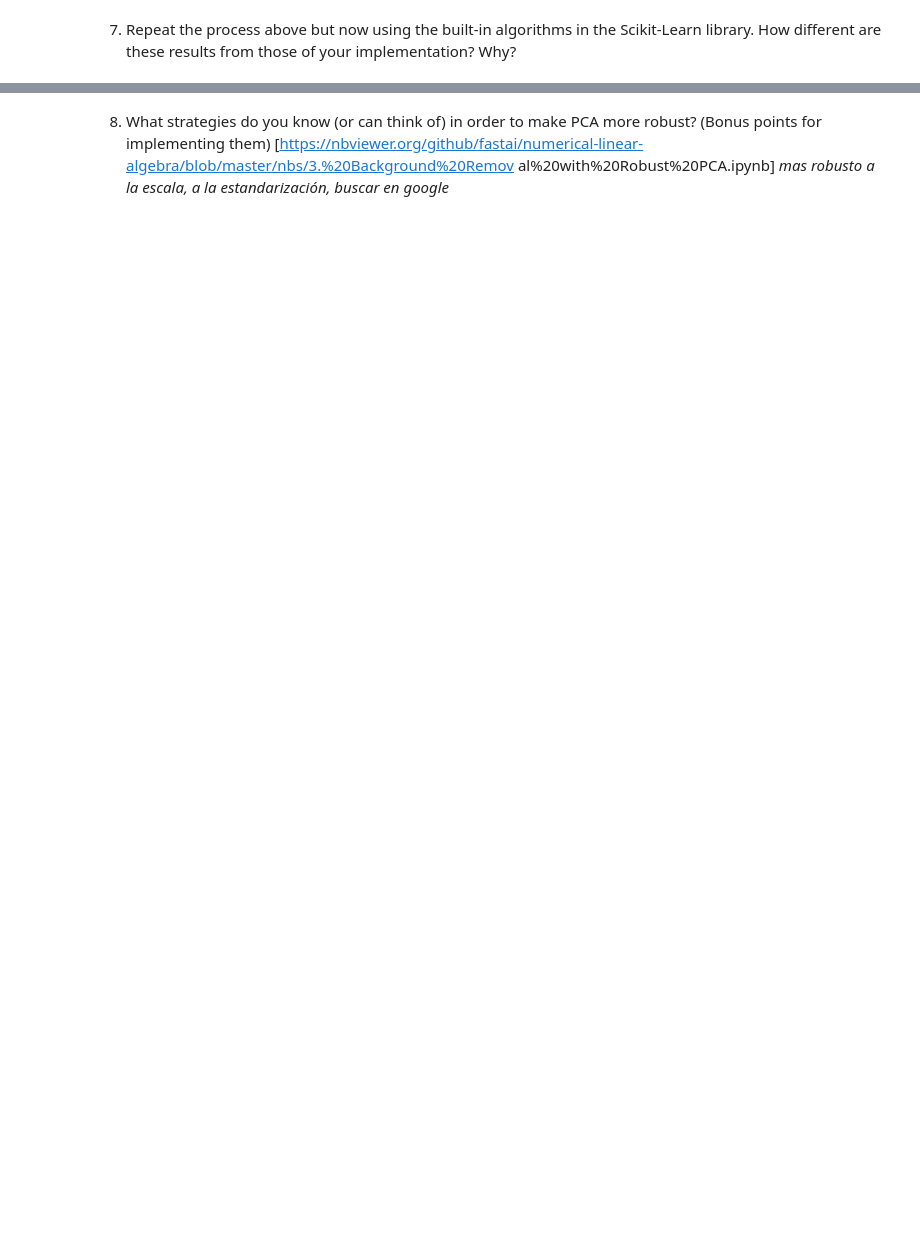
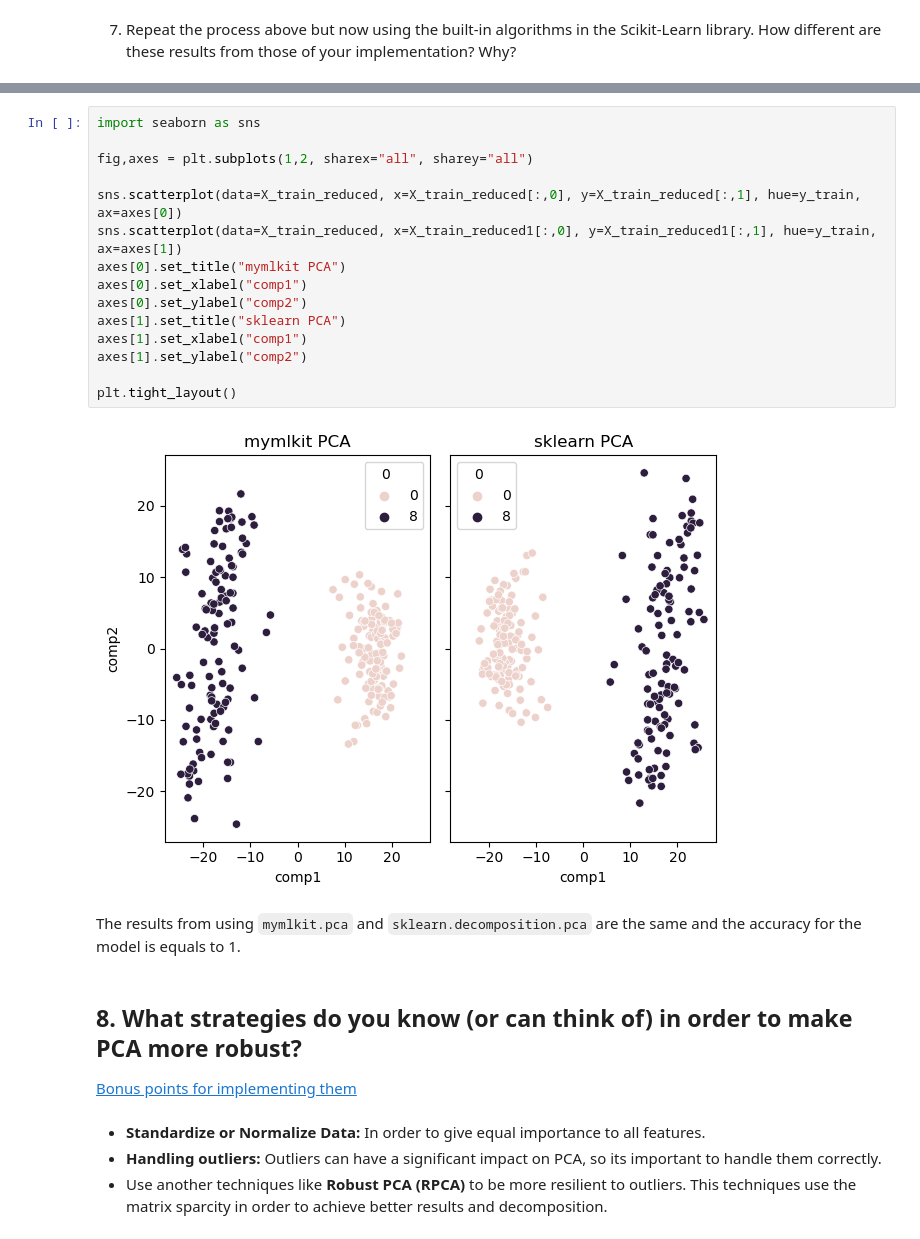
Before and after one commit to 00Fede/MLIIWorkshopI, a Jupyter notebook: Lab1.ipynb, the cells around one changed output, grey strips where cells are left out. Cells and saved outputs as stored; diff of their text form; blank space fills up the shorter version.

```diff
--- a/Lab1.ipynb
+++ b/Lab1.ipynb
@@ -553,6 +438,29 @@ for s in ["svd", "eigen"]:
+# %%
+import seaborn as sns
+
+fig,axes = plt.subplots(1,2, sharex="all", sharey="all")
+
+sns.scatterplot(data=X_train_reduced, x=X_train_reduced[:,0], y=X_train_reduced[:,1], hue=y_train, ax=axes[0])
+sns.scatterplot(data=X_train_reduced, x=X_train_reduced1[:,0], y=X_train_reduced1[:,1], hue=y_train, ax=axes[1])
+axes[0].set_title("mymlkit PCA")
+axes[0].set_xlabel("comp1")
+axes[0].set_ylabel("comp2")
+axes[1].set_title("sklearn PCA")
+axes[1].set_xlabel("comp1")
+axes[1].set_ylabel("comp2")
+
+plt.tight_layout()
+# %% [output]
+[figure, added]
+# %% [markdown]
+The results from using `mymlkit.pca` and `sklearn.decomposition.pca` are the same and the accuracy for the model is equals to 1.
 # %% [markdown]
-8. What strategies do you know (or can think of) in order to make PCA more robust? (Bonus points for implementing them)
-[https://nbviewer.org/github/fastai/numerical-linear-algebra/blob/master/nbs/3.%20Background%20Remov
-al%20with%20Robust%20PCA.ipynb]
-_mas robusto a la escala, a la estandarización, buscar en google_
+## 8. What strategies do you know (or can think of) in order to make PCA more robust?
+[Bonus points for implementing them](https://nbviewer.org/github/fastai/numerical-linear-algebra/blob/master/nbs/3.%20Background%20Removal%20with%20Robust%20PCA.ipynb)
+
+<!--_mas robusto a la escala, a la estandarización, buscar en google_-->
+# %% [markdown]
+* **Standardize or Normalize Data:** In order to give equal importance to all features.
+* **Handling outliers:** Outliers can have a significant impact on PCA, so its important to handle them correctly.
+* Use another techniques like **Robust PCA (RPCA)** to be more resilient to outliers. This techniques use the matrix sparcity in order to achieve better results and decomposition.
 # %% [markdown]
```
Also changed, not shown: parts of 32 cells of this notebook, 1 other file.
